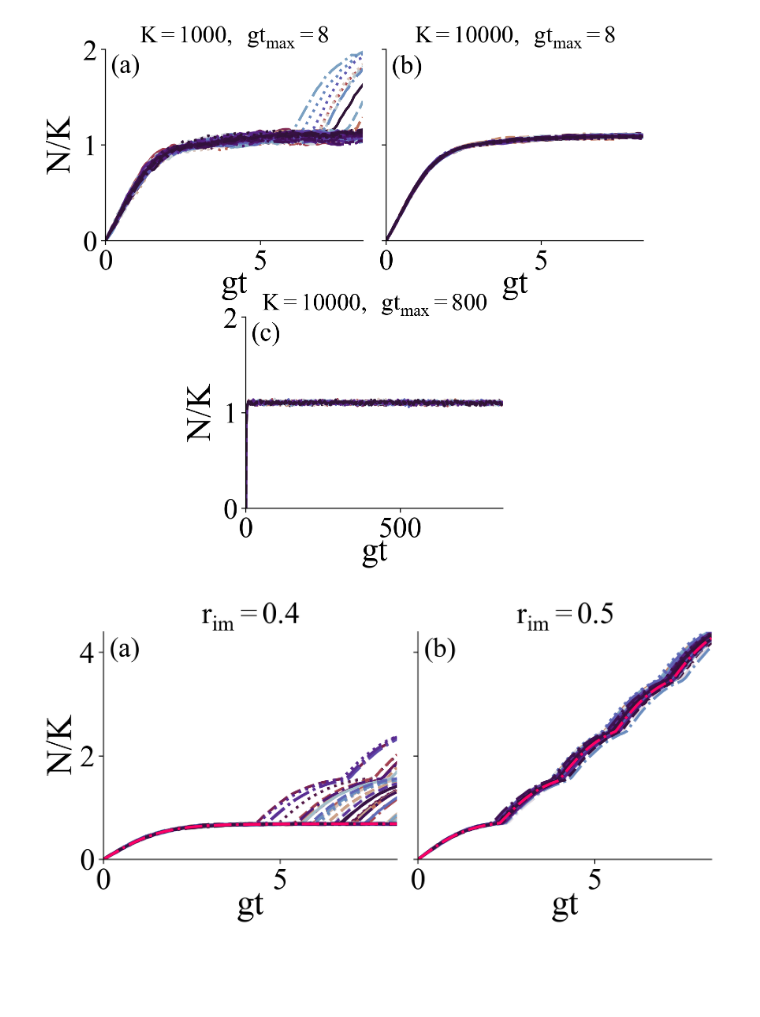
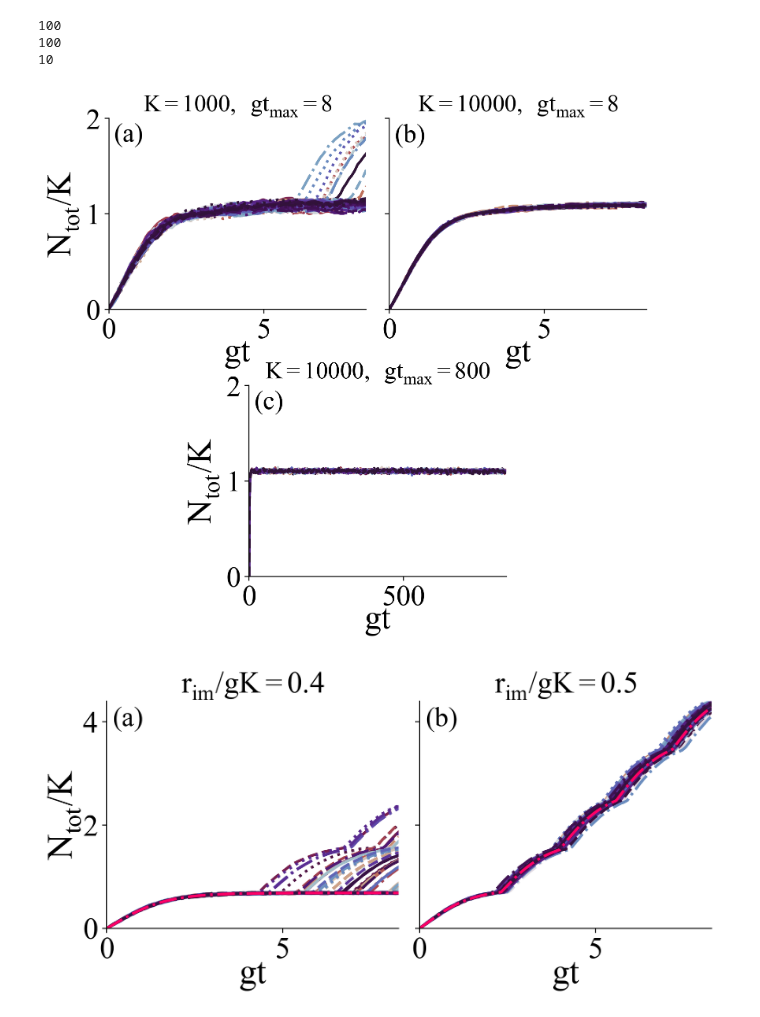
Before and after one commit to patricksinclair/multispecies_postprocessing, a Jupyter notebook: biofilm_threshold_theory/bf_thresh_theory_plotter.ipynb, the cells around one changed output. Cells and saved outputs as stored; diff of their text form; code cells hidden in the pictures; blank space fills up the shorter version.

```diff
--- a/biofilm_threshold_theory/bf_thresh_theory_plotter.ipynb
+++ b/biofilm_threshold_theory/bf_thresh_theory_plotter.ipynb
@@ -396,7 +384,7 @@ for ax in axs.flat:
     ax.set_xlim(0, 8.33)
     ax.set_ylim(0, 4.4)
     ax.set_xlabel('gt', fontsize=28, labelpad=-5)
-    ax.set_ylabel('N/K', fontsize=28, labelpad=0)
+    ax.set_ylabel('N$_{tot}$/K', fontsize=28, labelpad=0)
 
     ax.annotate("("+letters[i]+")", xy=(0.02, 0.975), xycoords='axes fraction', fontsize=22, horizontalalignment='left', verticalalignment='top')
 
@@ -444,6 +432,7 @@ for i, ax in enumerate(axes):
 
     #print(type(pop_dataset))
     nCols = len(pop_dataset.columns) - 1 #no. of runs. -1 due to the time column
+    print(nCols)
     colors = pl.cm.twilight_shifted_r(np.linspace(0,1,nCols))
     #allows us to alternate line styles for the different runs
     lines = ["-","--","-.",":"]
@@ -456,7 +445,7 @@ for i, ax in enumerate(axes):
         ax.plot(pop_dataset['t']*max_gRate, pop_dataset[str(p)]/K_val, lw=2.2, color=colors[p], ls=next(linecycler))
 
     ax.set_xlabel("$gt$", fontsize=28, labelpad=-5)
-    if i != 1: ax.set_ylabel("N/K", fontsize=28)
+    if i != 1: ax.set_ylabel("N$_{tot}$/K", fontsize=28)
     ax.annotate("("+letters[i]+")", xy=(0.02, 0.975), xycoords='axes fraction', fontsize=22, horizontalalignment='left', verticalalignment='top')
     ax.tick_params(axis='both', which='major', labelsize=24)
 
@@ -472,7 +461,10 @@ plt.setp(ax2.get_yticklabels(), visible=False)
 plt.savefig("paper_plots/rImmg_0.55_3_comparison.pdf", bbox_inches="tight", dpi=330)
 plt.show()
 # %% [output]
+100
+100
+10
-[figure, old version]
+[figure, new version]
 # %%
 #now for the figure 4d plots
 fig, axs = plt.subplots(1,2, figsize=(8,4.1), dpi=220, sharex=True, sharey=True)
@@ -496,36 +488,36 @@ for ax in axs.flat:
     lines = ["-","--","-.",":"]
     linecycler = cycle(lines)
     for p in range(nCols):
 
         ax.plot(pop_dataset['t']*max_gRate, pop_dataset[str(p)]/K_val, lw=2.2, color=colors[p], ls=next(linecycler))
 
     ax.plot(deterministic_pops['t'], deterministic_pops['N'], ls="-.", lw=2.2, color='#ff0066')
 
-    ax.set_title("r$_{im}/Kg = $"+str(r_immig_4d[i]), fontsize = 24)
+    ax.set_title("r$_{im}/gK = $"+str(r_immig_4d[i]), fontsize = 24)
     ax.tick_params(axis='both', which='major', labelsize=24)
     ax.annotate("("+letters[i]+")", xy=(0.02, 0.975), xycoords='axes fraction', fontsize=22, horizontalalignment='left', verticalalignment='top')
 
     ax.set_xlabel('gt', fontsize=28, labelpad=-5)
-    ax.set_ylabel('N/K', fontsize=28, labelpad=0)
+    ax.set_ylabel('N$_{tot}$/K', fontsize=28, labelpad=0)
 
     ax.set_xlim(0, 8.3)
     ax.set_ylim(0, 4.4)
 
     ax.label_outer()
 
     i = i+1
 
 fig = plt.gcf()
 fig.add_subplot(111, frame_on=False)
 plt.tick_params(labelcolor="none", bottom=False, left=False)
 # plt.xlabel("t/g$_{\max}$", fontsize=24)
 # plt.ylabel("N/K", fontsize=24)
 
 plt.tight_layout()
 plt.savefig("paper_plots/fig4d_stochastic.pdf", bbox_inches='tight', dpi=330)
 plt.show()
 # %% [output]
-[figure, old version]
+[figure, new version]
 # %%
 #now for the figure 4d plots
 fig, axs = plt.subplots(1,3, figsize=(8,3.5), dpi=120, sharex=True, sharey=True)
```
Also changed, not shown: parts of 6 cells of this notebook, 7 other files.
